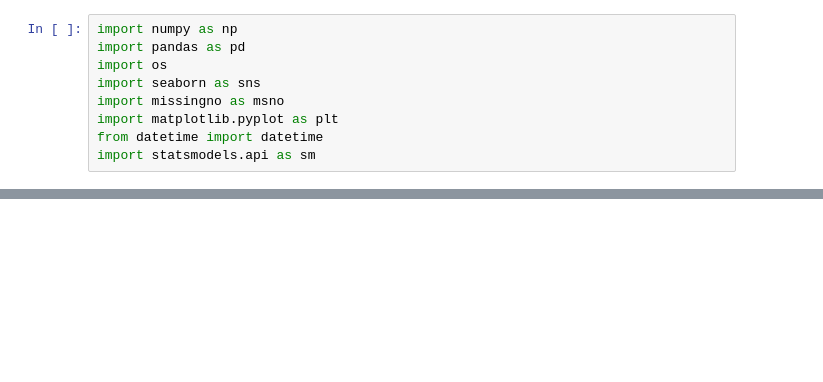
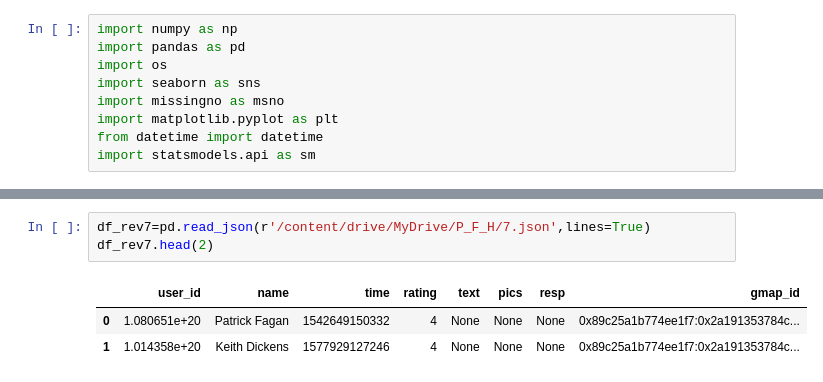
Before and after one commit to Datalogia/PG_12, a Jupyter notebook: Etl_rev_NewY.ipynb, the cells around one changed output, grey strips where cells are left out. Cells and saved outputs as stored; diff of their text form; blank space fills up the shorter version.

```diff
--- a/Etl_rev_NewY.ipynb
+++ b/Etl_rev_NewY.ipynb
@@ -63,0 +45,7 @@ df_metdata4
+# %%
+df_rev7=pd.read_json(r'/content/drive/MyDrive/P_F_H/7.json',lines=True)
+df_rev7.head(2)
+# %% [output]
+|  | user_id | name | time | rating | text | pics | resp | gmap_id |
+| 0 | 1.080651e+20 | Patrick Fagan | 1542649150332 | 4 | None | None | None | 0x89c25a1b774ee1f7:0x2a191353784c... |
+| 1 | 1.014358e+20 | Keith Dickens | 1577929127246 | 4 | None | None | None | 0x89c25a1b774ee1f7:0x2a191353784c... |
```
Also changed, not shown: parts of 17 cells of this notebook, 1 other file.
